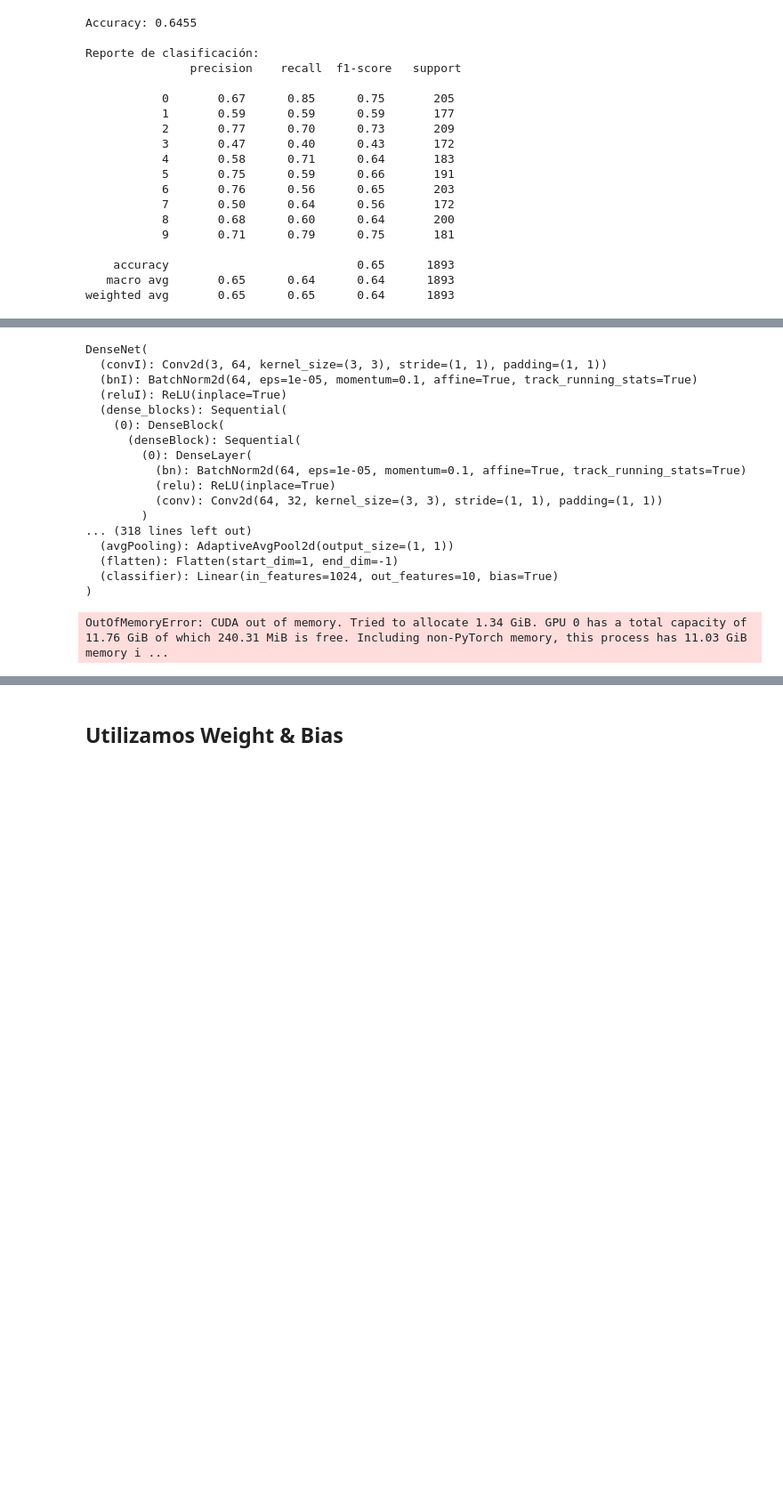
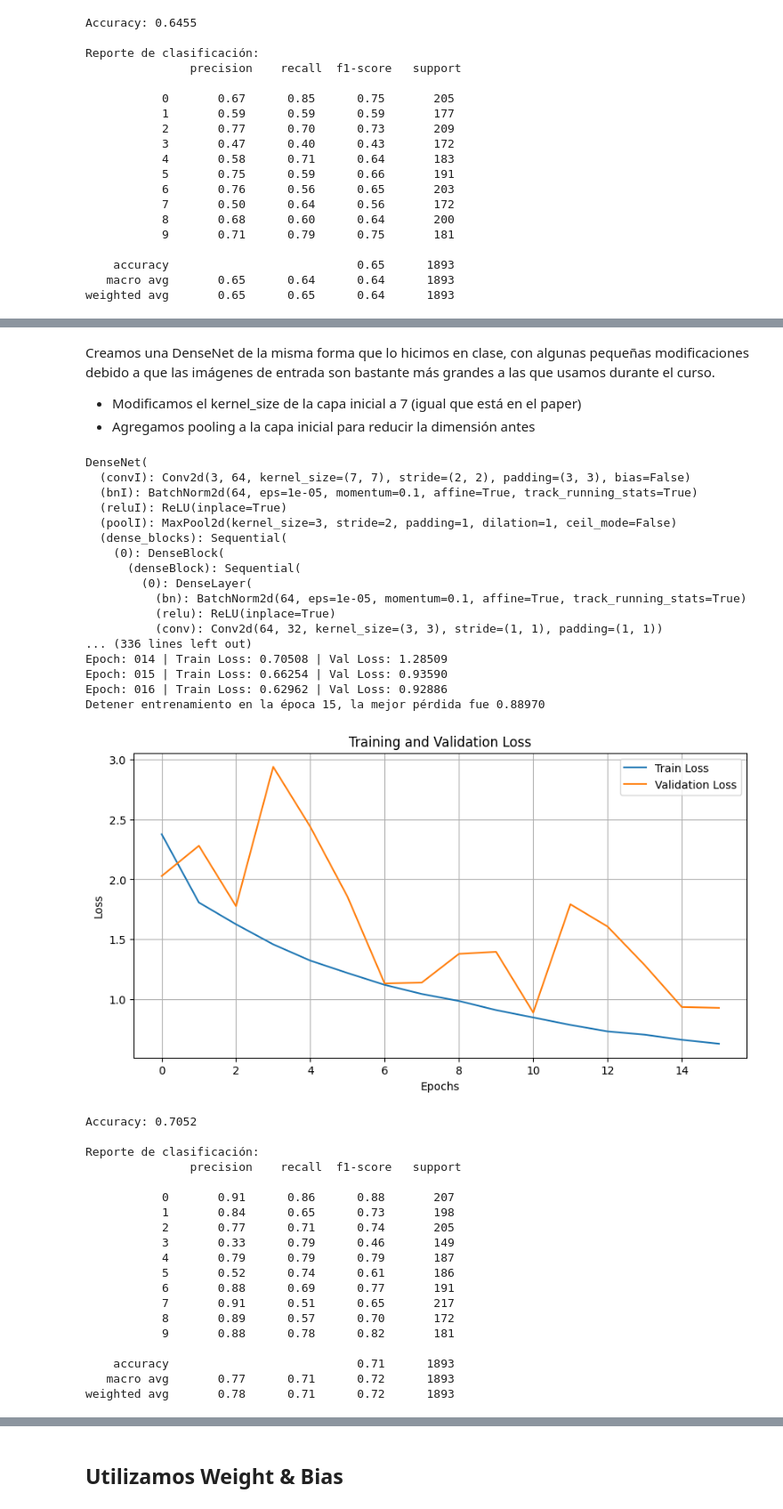
Before and after one commit to joacoguerrae/taller_dl, a Jupyter notebook: tarea_1/Tarea_1_Entrega_Guerra_Sanes_ultima.ipynb, the cells around one changed output, grey strips where cells are left out. Shown at 89% size. Saved outputs shown, nothing was run; the diff lists cells and outputs as text; code cells hidden in the pictures; blank space fills up the shorter version.

Commit message:
dense net

```diff
--- a/tarea_1/Tarea_1_Entrega_Guerra_Sanes_ultima.ipynb
+++ b/tarea_1/Tarea_1_Entrega_Guerra_Sanes_ultima.ipynb
@@ -434,3 +436,10 @@ weighted avg       0.65      0.65      0.64      1893
+# %% [markdown]
+Creamos una DenseNet de la misma forma que lo hicimos en clase, con algunas pequeñas modificaciones debido a que las imágenes de entrada son bastante más grandes a las que usamos durante el curso.
+
+
+
+*   Modificamos el kernel_size de la capa inicial a 7 (igual que está en el paper)
+*   Agregamos pooling a la capa inicial para reducir la dimensión antes
 # %%
 class DenseLayer(nn.Module):
     def __init__(self, in_channels, out_channels):
@@ -476,11 +485,11 @@ class DenseNet(nn.Module):
 
         # Capa inicial: se encarga de extraer características iniciales
         current_channels = 3
-        self.convI = nn.Conv2d(current_channels, 2 * growth_rate, kernel_size=3,stride=1,padding=1)
+        self.convI = nn.Conv2d(current_channels, 2 * growth_rate, kernel_size=7,stride=2,padding=3, bias=False)
         current_channels = 2*growth_rate
-        #self.poolI = nn.MaxPool2d(kernel_size=2, stride=2)
         self.bnI = nn.BatchNorm2d(current_channels)
         self.reluI = nn.ReLU(True)
+        self.poolI = nn.MaxPool2d(kernel_size=3, stride=2, padding=1)
 
         denseBlock = []
         # Bloques densos y capas de transición en nn.Sequential
@@ -504,6 +513,7 @@ class DenseNet(nn.Module):
         x = self.convI(x)
         x = self.bnI(x)
         x = self.reluI(x)
+        x = self.poolI(x)
         x = self.dense_blocks(x)
         x = self.avgPooling(x)
         x = self.flatten(x)
@@ -512,44 +522,65 @@ class DenseNet(nn.Module):
 # %%
 # Instanciar el modelo DenseNet
 model_densenet = DenseNet(num_layers=[6, 12, 24, 16], growth_rate=32, num_classes=nclasses).to(DEVICE)
+
 print(model_densenet)
 
 # Definir el criterio y optimizador
 criterion_densenet = nn.CrossEntropyLoss()
 optimizer_densenet = optim.Adam(model_densenet.parameters(), lr=1e-3)
+#optimizer_densenet = torch.optim.AdamW(model_densenet.parameters(), lr=3e-4, weight_decay=1e-4)
 
 # Entrenar el modelo
 train_errors_densenet, val_errors_densenet = utils.train(
     model_densenet,
     optimizer=optimizer_densenet,
     criterion=criterion_densenet,
     do_early_stopping=True,
-    patience=3,
+    patience=5,
     train_loader=train_loader,
     val_loader=val_loader,
     device=DEVICE,
     epochs=30
 )
 
 # Visualizar resultados
 utils.plot_taining(train_errors_densenet, val_errors_densenet)
 utils.model_calassification_report(model_densenet, test_loader, DEVICE, nclasses)
 # %% [output]
 DenseNet(
-  (convI): Conv2d(3, 64, kernel_size=(3, 3), stride=(1, 1), padding=(1, 1))
+  (convI): Conv2d(3, 64, kernel_size=(7, 7), stride=(2, 2), padding=(3, 3), bias=False)
   (bnI): BatchNorm2d(64, eps=1e-05, momentum=0.1, affine=True, track_running_stats=True)
   (reluI): ReLU(inplace=True)
+  (poolI): MaxPool2d(kernel_size=3, stride=2, padding=1, dilation=1, ceil_mode=False)
   (dense_blocks): Sequential(
     (0): DenseBlock(
       (denseBlock): Sequential(
         (0): DenseLayer(
           (bn): BatchNorm2d(64, eps=1e-05, momentum=0.1, affine=True, track_running_stats=True)
           (relu): ReLU(inplace=True)
           (conv): Conv2d(64, 32, kernel_size=(3, 3), stride=(1, 1), padding=(1, 1))
-        )
-... (318 lines left out)
-  (avgPooling): AdaptiveAvgPool2d(output_size=(1, 1))
-  (flatten): Flatten(start_dim=1, end_dim=-1)
-  (classifier): Linear(in_features=1024, out_features=10, bias=True)
-)
+... (336 lines left out)
+Epoch: 014 | Train Loss: 0.70508 | Val Loss: 1.28509
+Epoch: 015 | Train Loss: 0.66254 | Val Loss: 0.93590
+Epoch: 016 | Train Loss: 0.62962 | Val Loss: 0.92886
+Detener entrenamiento en la época 15, la mejor pérdida fue 0.88970
+[figure, added]
-OutOfMemoryError: CUDA out of memory. Tried to allocate 1.34 GiB. GPU 0 has a total capacity of 11.76 GiB of which 240.31 MiB is free. Including non-PyTorch memory, this process has 11.03 GiB memory i ...
+Accuracy: 0.7052
+
+Reporte de clasificación:
+               precision    recall  f1-score   support
+
+           0       0.91      0.86      0.88       207
+           1       0.84      0.65      0.73       198
+           2       0.77      0.71      0.74       205
+           3       0.33      0.79      0.46       149
+           4       0.79      0.79      0.79       187
+           5       0.52      0.74      0.61       186
+           6       0.88      0.69      0.77       191
+           7       0.91      0.51      0.65       217
+           8       0.89      0.57      0.70       172
+           9       0.88      0.78      0.82       181
+
+    accuracy                           0.71      1893
+   macro avg       0.77      0.71      0.72      1893
+weighted avg       0.78      0.71      0.72      1893
```
Also changed, not shown: parts of 6 cells of this notebook.
